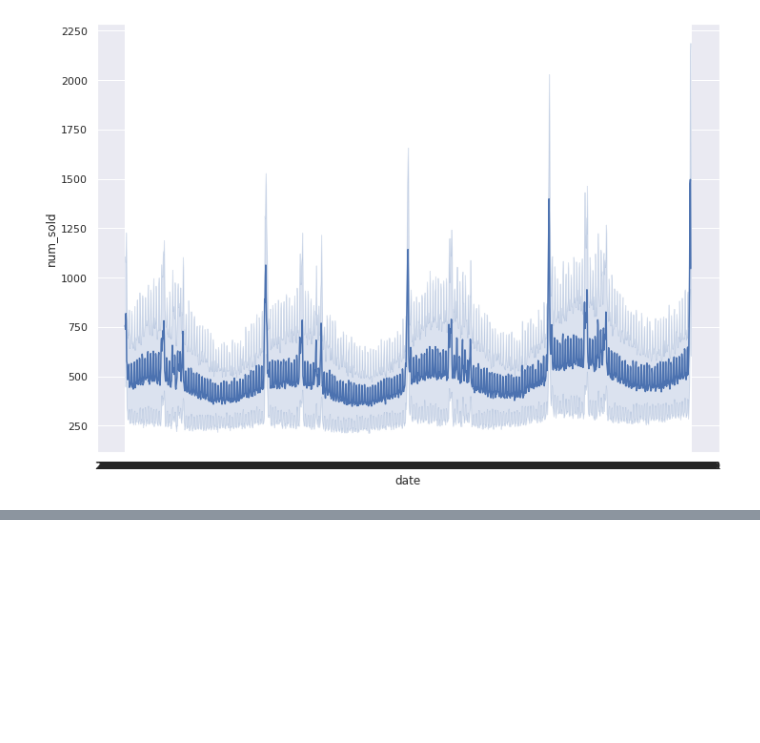
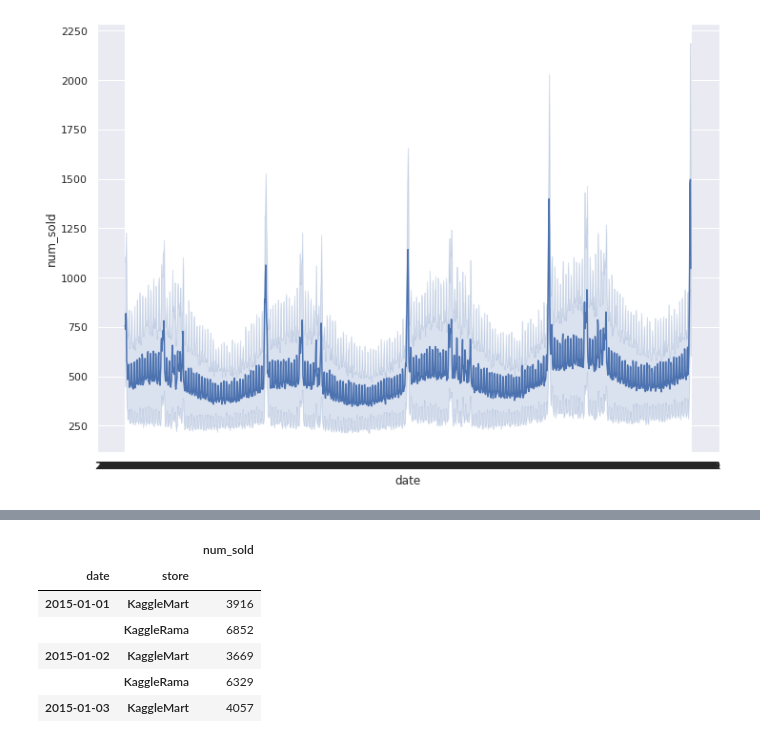
Before and after one commit to ttpro1995/kaggle-tabular-playground-series-jan-2022, a Jupyter notebook: timeseries_eda.ipynb, the cells around one changed output, grey strips where cells are left out. Saved outputs shown, nothing was run; the diff lists cells and outputs as text; code cells hidden in the pictures; blank space fills up the shorter version.

```diff
--- a/timeseries_eda.ipynb
+++ b/timeseries_eda.ipynb
@@ -116,0 +132,12 @@ sns.lineplot(x="date", y="num_sold", data=df_normay)
+# %%
+df_store = df.groupby(["date", "store"]).agg({"num_sold": "sum"})
+# %%
+df_store.head()
+# %% [output]
+|  |  | num_sold |
+| date | store |  |
+| 2015-01-01 | KaggleMart | 3916 |
+|  | KaggleRama | 6852 |
+| 2015-01-02 | KaggleMart | 3669 |
+|  | KaggleRama | 6329 |
+| 2015-01-03 | KaggleMart | 4057 |
```
Also changed, not shown: parts of 13 cells of this notebook, 2 other files.
